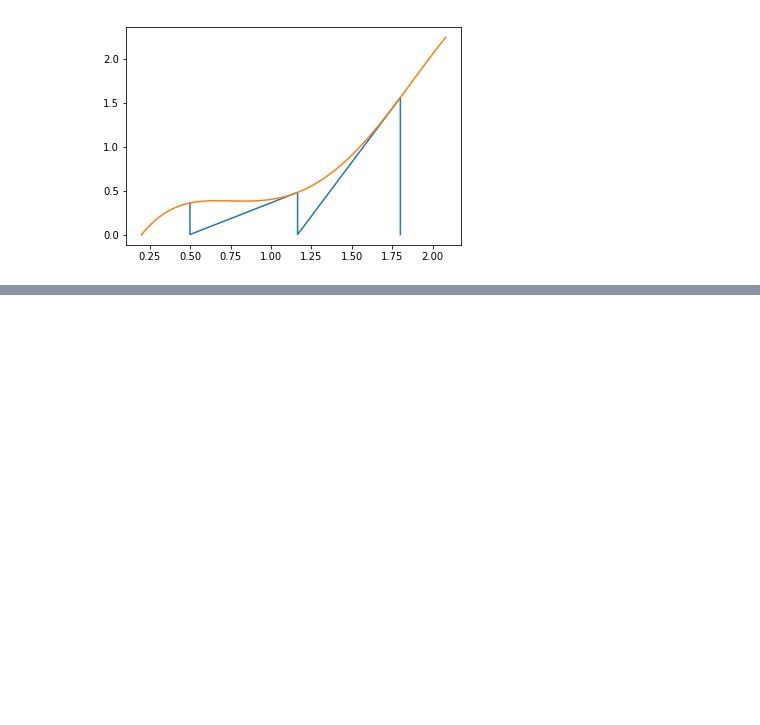
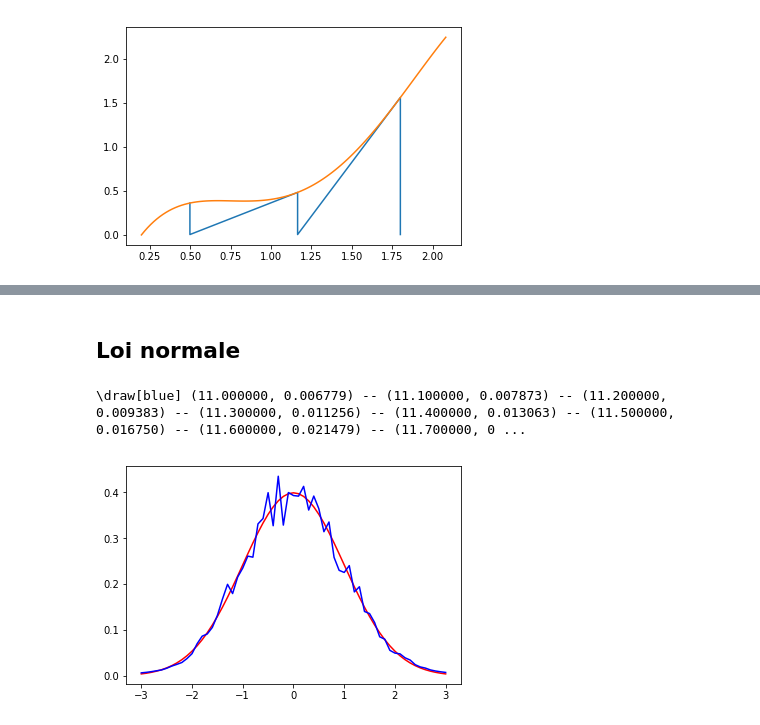
Before and after one commit to Nanored4498/M1IF-ML-cours, a Jupyter notebook: figures.ipynb, the cells around one changed output, grey strips where cells are left out. Saved outputs shown, nothing was run; the diff lists cells and outputs as text; code cells hidden in the pictures; blank space fills up the shorter version.

```diff
--- a/figures.ipynb
+++ b/figures.ipynb
@@ -249,0 +295,32 @@ pl.show()
+# %% [markdown]
+## Loi normale
+# %%
+import numpy as np
+import pylab as pl
+
+mulnor = 1 / np.sqrt(2*np.pi)
+def nor(x):
+    return mulnor * np.exp(-0.5 * x**2)
+
+N = 60
+xs = np.array([i/60 for i in range(N+1)]) * 6 - 3
+y0 = nor(xs)
+m = 10000
+k = int(m**0.5)
+s = np.random.normal(0, 1, m)
+def nor2(x):
+    return 1 / sorted(abs(s - x))[k-1]
+y = [nor2(x) for x in xs]
+mul = sum(y0) / sum(y)
+y = [mul*v for v in y]
+line = "\draw[blue]"
+for i in range(N+1):
+    line += " (%f, %f) --" % (14+xs[i], y[i])
+print(line)
+
+pl.plot(xs, y0, "r")
+pl.plot(xs, y, "b")
+pl.show()
+# %% [output]
+\draw[blue] (11.000000, 0.006779) -- (11.100000, 0.007873) -- (11.200000, 0.009383) -- (11.300000, 0.011256) -- (11.400000, 0.013063) -- (11.500000, 0.016750) -- (11.600000, 0.021479) -- (11.700000, 0 ...
+[figure, added]
```
Also changed, not shown: parts of 6 cells of this notebook, 5 other files.
